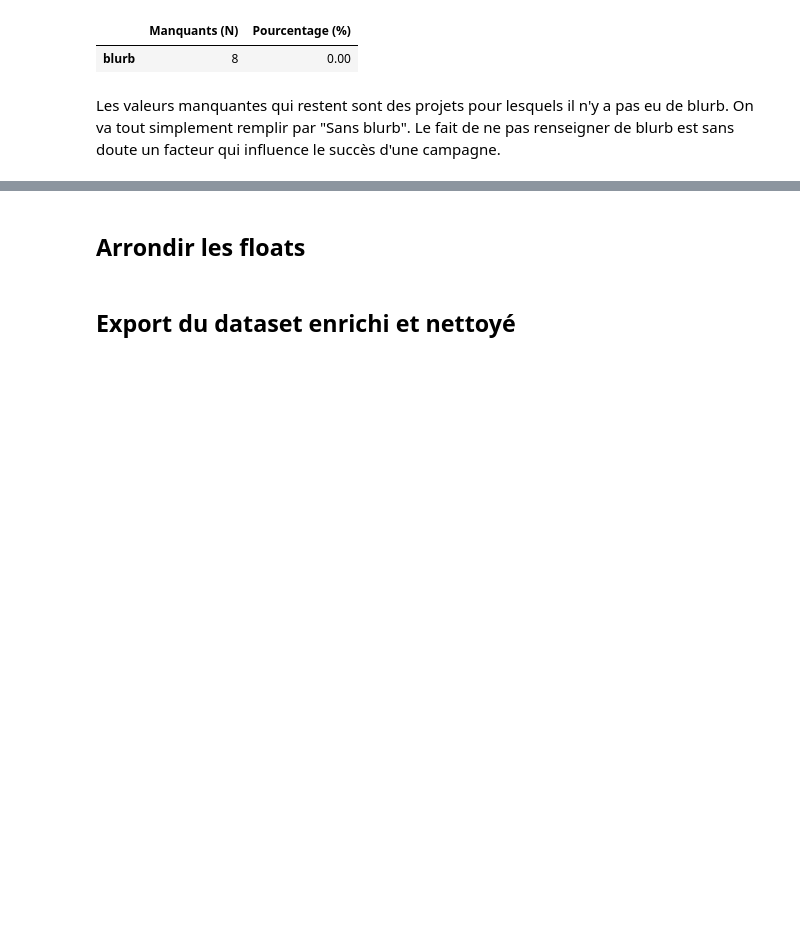
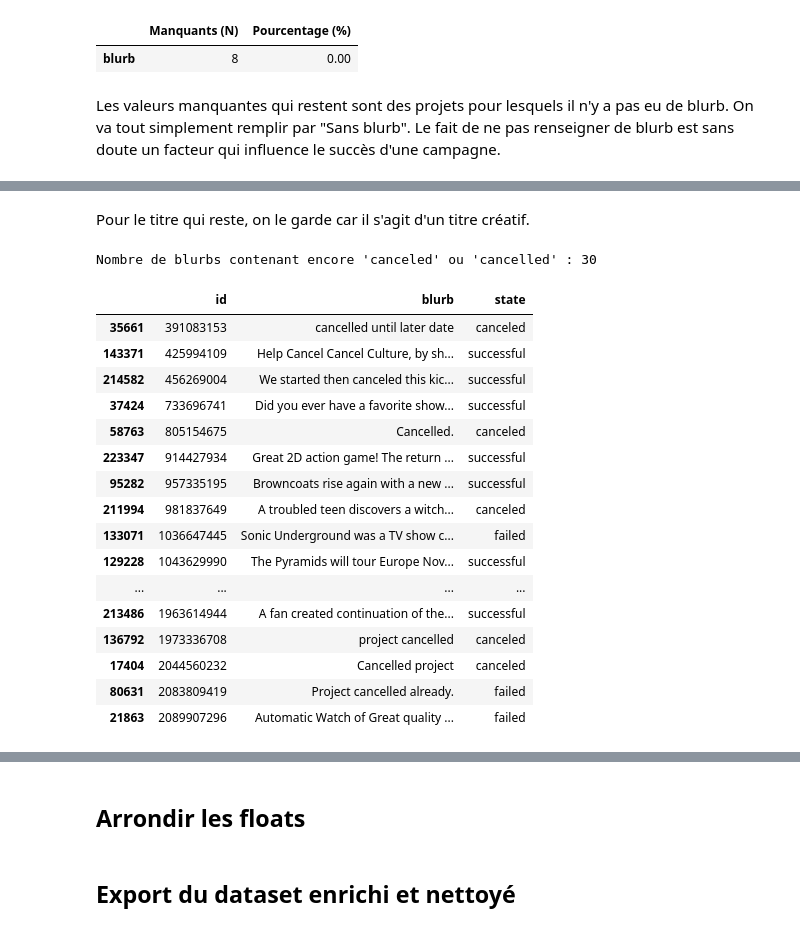
Before and after one commit to lbrdmariama/memoire-2026, a Jupyter notebook: code/data-cleaning.ipynb, the cells around one changed output, grey strips where cells are left out. Saved outputs shown, nothing was run; the diff lists cells and outputs as text; code cells hidden in the pictures; blank space fills up the shorter version.

```diff
--- a/code/data-cleaning.ipynb
+++ b/code/data-cleaning.ipynb
@@ -872,0 +885,44 @@ Il n'y a plus de valeur manquante.
+# %% [markdown]
+Pour le titre qui reste, on le garde car il s'agit d'un titre créatif.
+# %%
+# Faire la même chose pour les blurb.
+# Supprimer les suffixes "(Canceled)" ou "(Cancelled)"
+raw_202606_unique['blurb'] = (
+    raw_202606_unique['blurb']
+    .str.replace(r'\s*\((canceled|cancelled)\)$', '', regex=True, flags=re.IGNORECASE)
+    .str.strip() # Nettoie les espaces en début/fin
+)
+
+# Remplacer les titres vides ou équivalents à "N/A", "Cancelled", "Canceled" par "Sans Titre"
+invalid_blurbs = ['', 'N/A', 'n/a', 'Cancelled', 'Canceled', 'cancelled', 'canceled', 'None', 'nan']
+
+raw_202606_unique['blurb'] = raw_202606_unique['blurb'].replace(invalid_names, 'Sans blurb')
+
+# Recherche de la présence du mot (sans tenir compte de la casse)
+masque_canceled_blurb = raw_202606_unique['blurb'].str.contains('canceled|cancelled', case=False, na=False)
+
+# Compter combien il en reste
+nb_restants = masque_canceled_blurb.sum()
+print(f"Nombre de blurbs contenant encore 'canceled' ou 'cancelled' : {nb_restants}")
+
+# Afficher les blurbs restants avec leur statut
+raw_202606_unique[masque_canceled_blurb][['id', 'blurb', 'state']]
+# %% [output]
+Nombre de blurbs contenant encore 'canceled' ou 'cancelled' : 30
+|  | id | blurb | state |
+| 35661 | 391083153 | cancelled until later date | canceled |
+| 143371 | 425994109 | Help Cancel Cancel Culture, by sh... | successful |
+| 214582 | 456269004 | We started then canceled this kic... | successful |
+| 37424 | 733696741 | Did you ever have a favorite show... | successful |
+| 58763 | 805154675 | Cancelled. | canceled |
+| 223347 | 914427934 | Great 2D action game! The return ... | successful |
+| 95282 | 957335195 | Browncoats rise again with a new ... | successful |
+| 211994 | 981837649 | A troubled teen discovers a witch... | canceled |
+| 133071 | 1036647445 | Sonic Underground was a TV show c... | failed |
+| 129228 | 1043629990 | The Pyramids will tour Europe Nov... | successful |
+| ... | ... | ... | ... |
+| 213486 | 1963614944 | A fan created continuation of the... | successful |
+| 136792 | 1973336708 | project cancelled | canceled |
+| 17404 | 2044560232 | Cancelled project | canceled |
+| 80631 | 2083809419 | Project cancelled already. | failed |
+| 21863 | 2089907296 | Automatic Watch of Great quality ... | failed |
```
Also changed, not shown: parts of 16 cells of this notebook.
